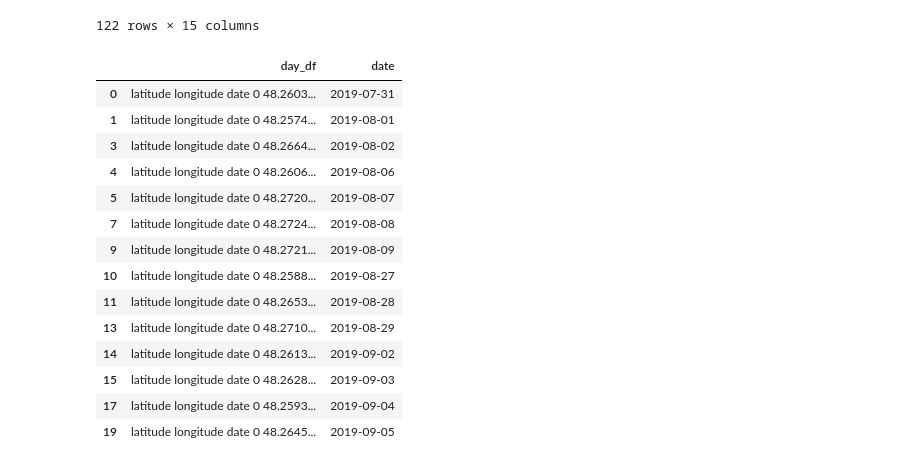
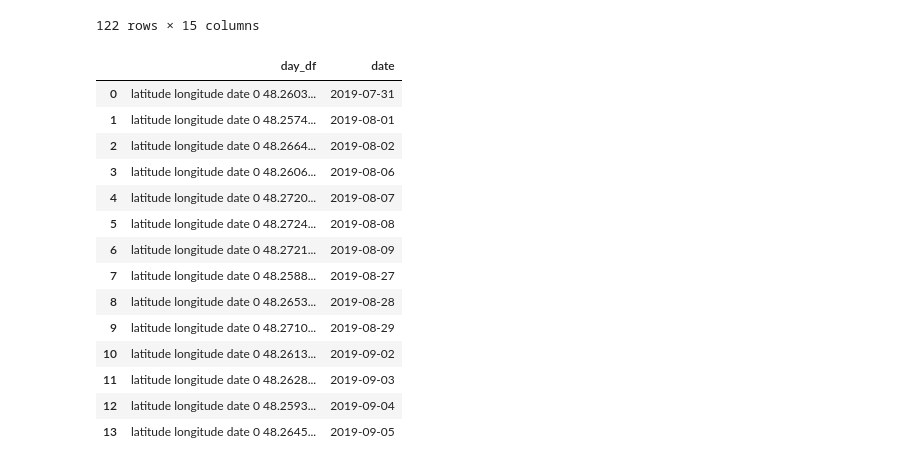
Before and after one commit to sarahtang/fire, a Jupyter notebook: Fire!!.ipynb, the cells around one changed output. Cells and saved outputs as stored; diff of their text form; code cells hidden in the pictures.

Commit message:
getting sizes and individual fires for days

```diff
--- a/Fire!!.ipynb
+++ b/Fire!!.ipynb
@@ -195,22 +195,26 @@ def get_curr_values_and_next_values(df_in):
 # %%
 consec_values = get_curr_values_and_next_values(viirs_test)
 consec_values
 
+# Drop duplicate days
 consec_day_values = consec_values.drop_duplicates(subset = "date")
-consec_day_values # Latitude and longitude values for consecutive days ==> use this to get size
+# Latitude and longitude values for consecutive days ==> use this to get size
+consec_day_values = consec_day_values.reset_index()
+consec_day_values = consec_day_values.drop(columns = "index")
+consec_day_values
 # %% [output]
 |  | day_df | date |
 | 0 | latitude longitude date 0 48.2603... | 2019-07-31 |
 | 1 | latitude longitude date 0 48.2574... | 2019-08-01 |
-| 3 | latitude longitude date 0 48.2664... | 2019-08-02 |
-| 4 | latitude longitude date 0 48.2606... | 2019-08-06 |
-| 5 | latitude longitude date 0 48.2720... | 2019-08-07 |
-| 7 | latitude longitude date 0 48.2724... | 2019-08-08 |
-| 9 | latitude longitude date 0 48.2721... | 2019-08-09 |
-| 10 | latitude longitude date 0 48.2588... | 2019-08-27 |
-| 11 | latitude longitude date 0 48.2653... | 2019-08-28 |
-| 13 | latitude longitude date 0 48.2710... | 2019-08-29 |
-| 14 | latitude longitude date 0 48.2613... | 2019-09-02 |
-| 15 | latitude longitude date 0 48.2628... | 2019-09-03 |
-| 17 | latitude longitude date 0 48.2593... | 2019-09-04 |
-| 19 | latitude longitude date 0 48.2645... | 2019-09-05 |
+| 2 | latitude longitude date 0 48.2664... | 2019-08-02 |
+| 3 | latitude longitude date 0 48.2606... | 2019-08-06 |
+| 4 | latitude longitude date 0 48.2720... | 2019-08-07 |
+| 5 | latitude longitude date 0 48.2724... | 2019-08-08 |
+| 6 | latitude longitude date 0 48.2721... | 2019-08-09 |
+| 7 | latitude longitude date 0 48.2588... | 2019-08-27 |
+| 8 | latitude longitude date 0 48.2653... | 2019-08-28 |
+| 9 | latitude longitude date 0 48.2710... | 2019-08-29 |
+| 10 | latitude longitude date 0 48.2613... | 2019-09-02 |
+| 11 | latitude longitude date 0 48.2628... | 2019-09-03 |
+| 12 | latitude longitude date 0 48.2593... | 2019-09-04 |
+| 13 | latitude longitude date 0 48.2645... | 2019-09-05 |
```
Also changed, not shown: parts of 6 cells of this notebook.
